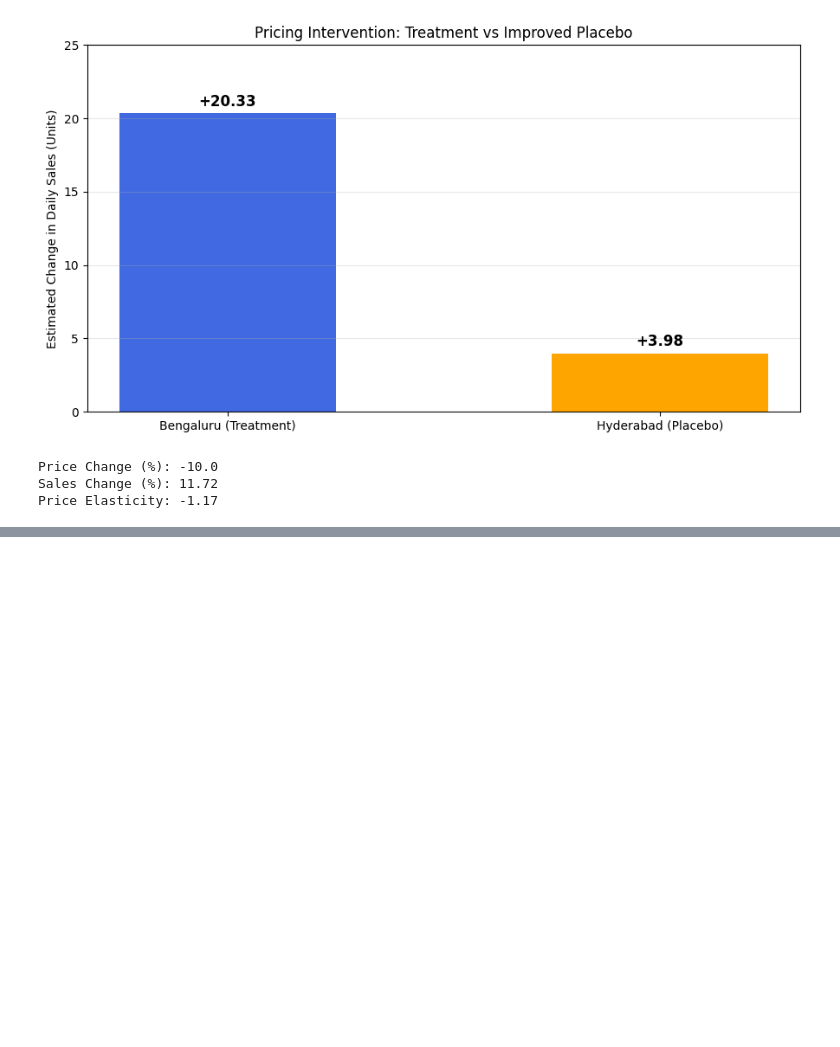
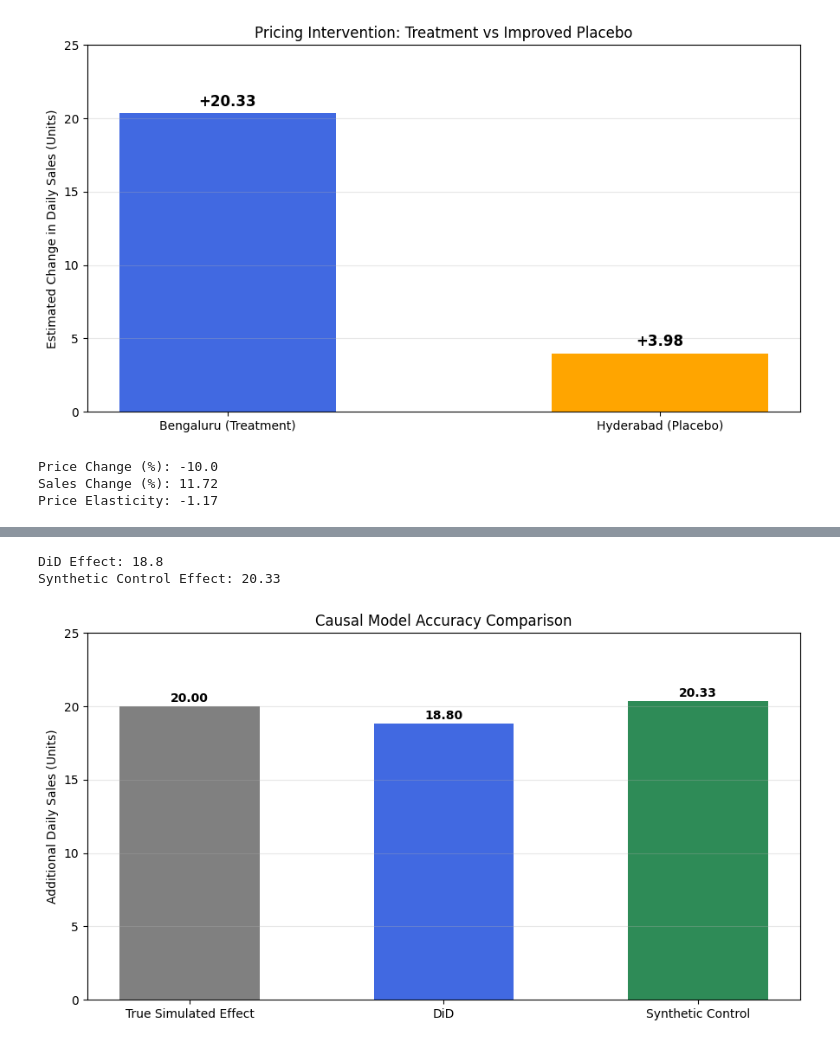
Before and after one commit to ShrinidhiUshetty/algorithmic-pricing-analysis, a Jupyter notebook: notebooks/02_causal_inference.ipynb, the cells around one changed output, grey strips where cells are left out. Saved outputs shown, nothing was run; the diff lists cells and outputs as text; code cells hidden in the pictures; blank space fills up the shorter version.

Commit message:
Add causal elasticity, model comparison and parallel trends analysis

```diff
--- a/notebooks/02_causal_inference.ipynb
+++ b/notebooks/02_causal_inference.ipynb
@@ -772,0 +813,66 @@ Price Elasticity: -1.17
+# %%
+# Step 12: DiD using the same four-region dataset
+
+did_data = expanded_df[
+    expanded_df["Region"].isin(["Bengaluru", "Hyderabad"])
+].copy()
+
+did_data["Period"] = np.where(
+    did_data["Date"] < pd.Timestamp("2024-01-31"),
+    "Before",
+    "After"
+)
+
+did_table = did_data.groupby(
+    ["Region", "Period"]
+)["Sales"].mean().unstack()
+
+treated_change = (
+    did_table.loc["Bengaluru", "After"]
+    - did_table.loc["Bengaluru", "Before"]
+)
+
+control_change = (
+    did_table.loc["Hyderabad", "After"]
+    - did_table.loc["Hyderabad", "Before"]
+)
+
+expanded_did_effect = treated_change - control_change
+
+print("DiD Effect:", round(expanded_did_effect, 2))
+print("Synthetic Control Effect:", round(average_effect, 2))
+# %% [output]
+DiD Effect: 18.8
+Synthetic Control Effect: 20.33
+# %%
+import matplotlib.pyplot as plt
+
+methods = ["True Simulated Effect", "DiD", "Synthetic Control"]
+effects = [20, expanded_did_effect, average_effect]
+
+plt.figure(figsize=(9, 5))
+
+bars = plt.bar(
+    methods,
+    effects,
+    color=["gray", "royalblue", "seagreen"],
+    width=0.55
+)
+
+for bar, value in zip(bars, effects):
+    plt.text(
+        bar.get_x() + bar.get_width() / 2,
+        bar.get_height() + 0.3,
+        f"{value:.2f}",
+        ha="center",
+        fontweight="bold"
+    )
+
+plt.title("Causal Model Accuracy Comparison")
+plt.ylabel("Additional Daily Sales (Units)")
+plt.ylim(0, 25)
+plt.grid(axis="y", alpha=0.3)
+plt.tight_layout()
+plt.show()
+# %% [output]
+[figure, added]
```
Also changed, not shown: parts of 3 cells of this notebook.
